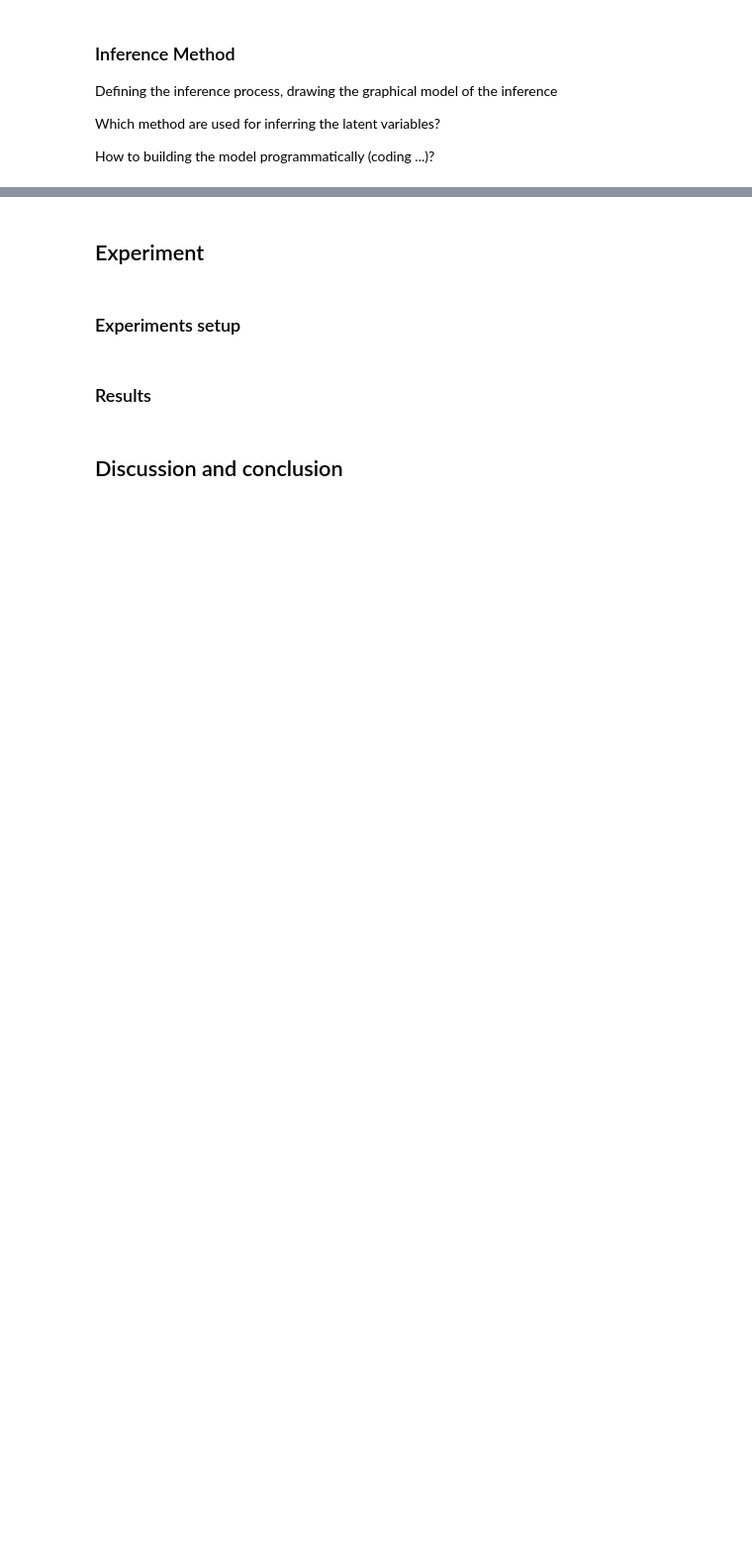
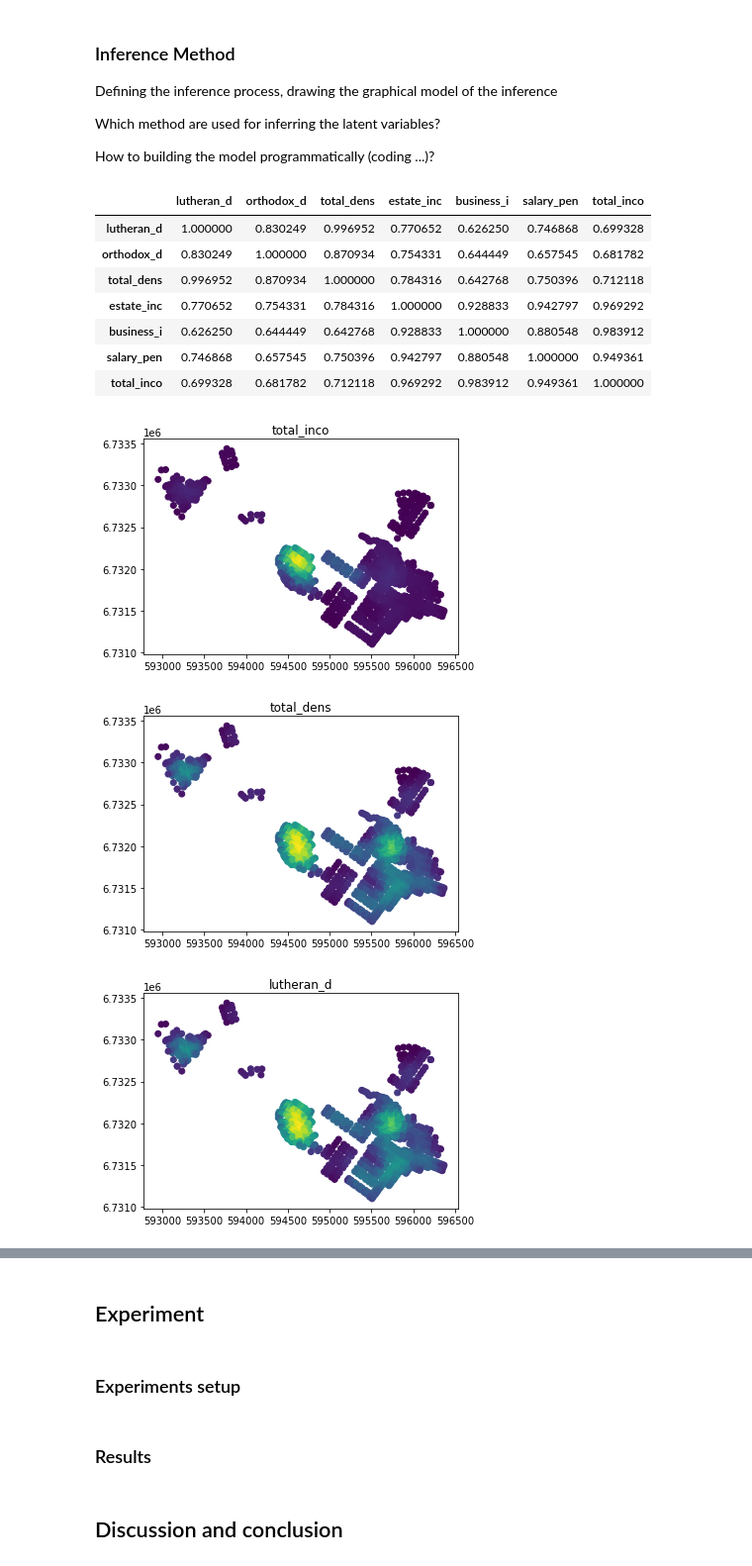
Before and after one commit to AnttiHaerkoenen/BAY1, a Jupyter notebook: BAY1_ReportForm.ipynb, the cells around one changed output, grey strips where cells are left out. Shown at 99% size. Drawn from its saved outputs; the diff is of its cells as text; code cells hidden in the pictures; blank space fills up the shorter version.

Commit message:
income data

```diff
--- a/BAY1_ReportForm.ipynb
+++ b/BAY1_ReportForm.ipynb
@@ -84,12 +84,27 @@ How to building the model programmatically (coding ...)?
 # %%
 # your code for building the model
 # and doing the inference
 
+import numpy as np
 import pandas as pd
 import geopandas as gpd
+import matplotlib.pyplot as plt
 
-data = gpd.read_file('./spatial_income_1880.csv')
+data = gpd.read_file('spatial_income_1880.shp')
+for c in set(data.columns) - {'geometry'}:
+    data.plot(column=c)
+    plt.title(c)
 
-data.plot()
-# data.plot(kind='scatter', x='orthodox_density', y='total_income')
-# data.plot(kind='scatter', x='total_density', y='total_income')
+data.corr()
+# %% [output]
+|  | lutheran_d | orthodox_d | total_dens | estate_inc | business_i | salary_pen | total_inco |
+| lutheran_d | 1.000000 | 0.830249 | 0.996952 | 0.770652 | 0.626250 | 0.746868 | 0.699328 |
+| orthodox_d | 0.830249 | 1.000000 | 0.870934 | 0.754331 | 0.644449 | 0.657545 | 0.681782 |
+| total_dens | 0.996952 | 0.870934 | 1.000000 | 0.784316 | 0.642768 | 0.750396 | 0.712118 |
+| estate_inc | 0.770652 | 0.754331 | 0.784316 | 1.000000 | 0.928833 | 0.942797 | 0.969292 |
+| business_i | 0.626250 | 0.644449 | 0.642768 | 0.928833 | 1.000000 | 0.880548 | 0.983912 |
+| salary_pen | 0.746868 | 0.657545 | 0.750396 | 0.942797 | 0.880548 | 1.000000 | 0.949361 |
+| total_inco | 0.699328 | 0.681782 | 0.712118 | 0.969292 | 0.983912 | 0.949361 | 1.000000 |
+[figure, added]
+[figure, added]
+[figure, added]
```
Also changed, not shown: parts of 3 cells of this notebook, 5 other files.
